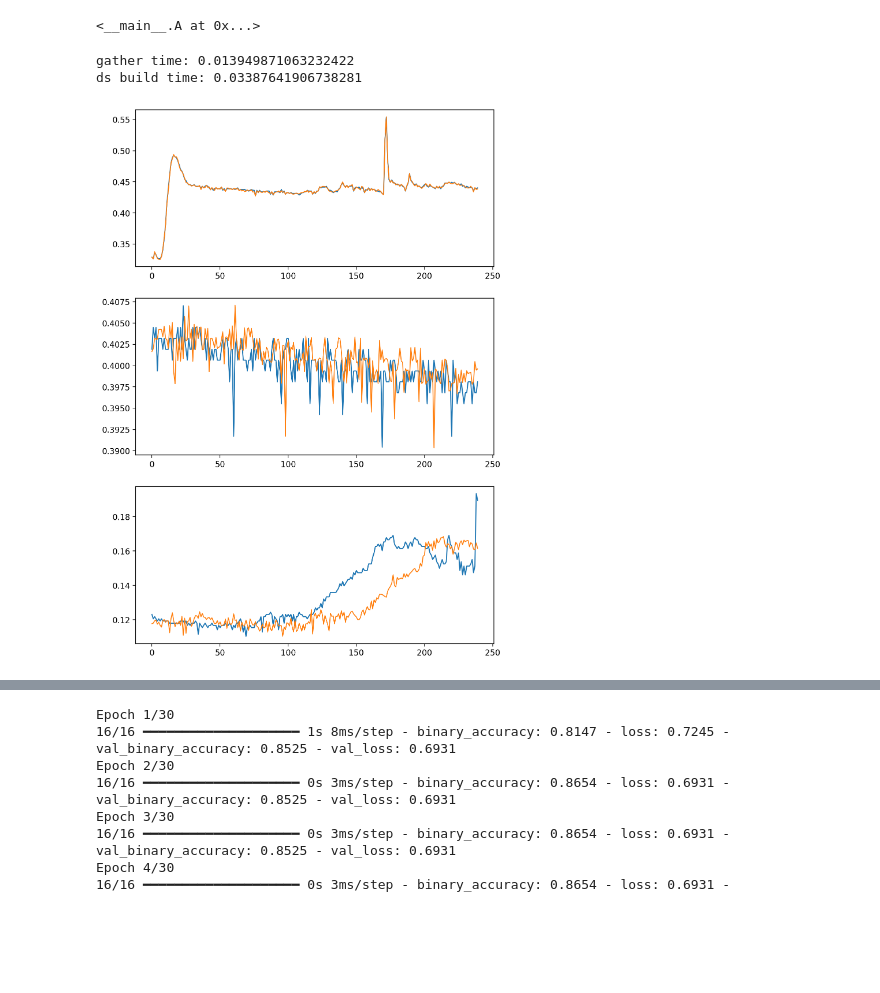
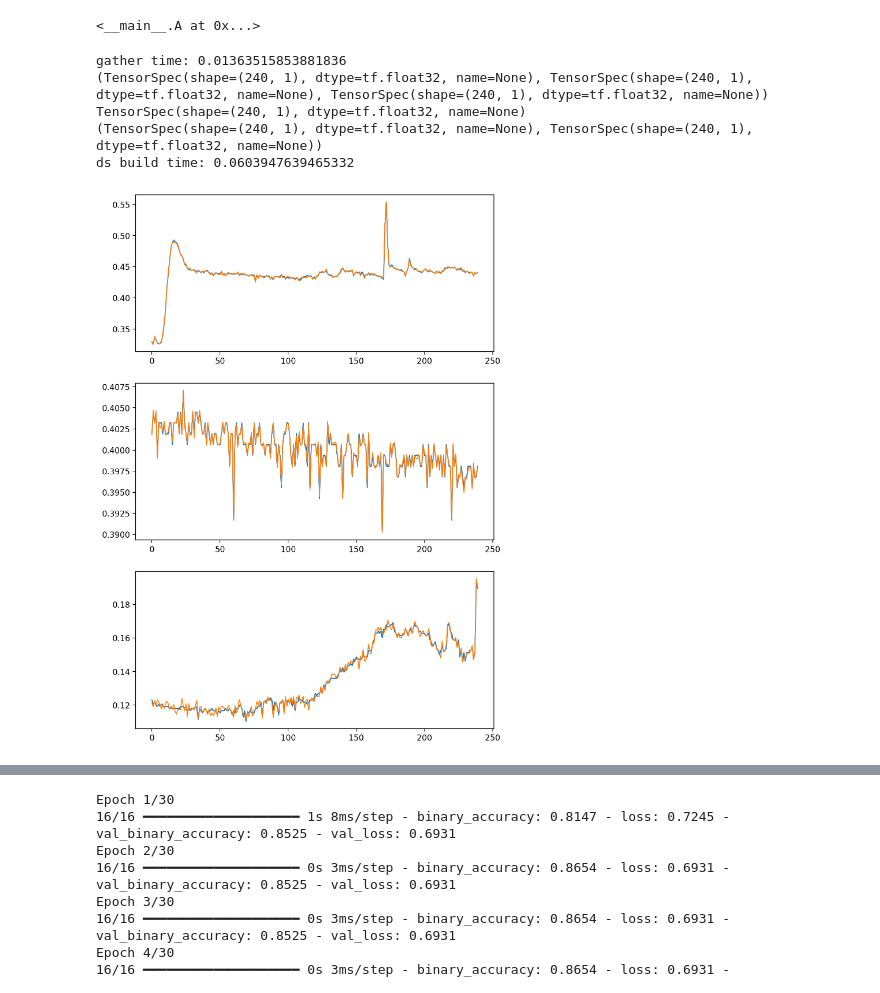
Before and after one commit to yuyenchu/EDA_contrastive_learning, a Jupyter notebook: test.ipynb, the cells around one changed output, grey strips where cells are left out. Drawn from its saved outputs; the diff is of its cells as text; code cells hidden in the pictures; blank space fills up the shorter version.

```diff
--- a/test.ipynb
+++ b/test.ipynb
@@ -363,9 +369,15 @@ class DataAugmenter():
         self.prob = prob if isinstance(prob, list) else [prob]*len(self.augmenters)
 
     def __call__(self, x, xl, xr):
+        # print(inps.shape)
+        # x, xl, xr = inps[:,0], inps[:,1], inps[:,2]
+        shape = tf.shape(x)
         for p, aug in zip(self.prob, self.augmenters):
+            # print(x.shape)
             if (p > tf.random.uniform(maxval=1, shape=[1])):
                 x = tf.numpy_function(aug, [x, xl, xr], [tf.float32])[0]
+                x = tf.reshape(x, shape)
+            # print('aug shape:',tf.shape(x), x.shape, type(x))
         return x
 
 # augmenters = [
@@ -378,38 +390,41 @@ augmenters = {
     # 'GaussianNoise_Sto': {'sigma_scale_min': 0.25},
     # 'LowPassFilter_Det': {'highcut_hz': 0.2},
     # 'BandstopFilter_Det': {},
-    'TimeShift_Sto': {'shift_len_min': 20, 'shift_len_max': 40},
+    # 'TimeShift_Sto': {'shift_len_min': 20, 'shift_len_max': 40},
     'GaussianNoise_Det': {'sigma_scale': 0.1}
     # 'TimeShift_Det': {'shift_len': 20},
 }
 # da = DataAugmenter(augmenters, [0.7, 0.5, 1])
 da = DataAugmenter(augmenters, 1)
 unlabeled_train_ds, labeled_train_ds, test_ds = get_dataset(unlabeled_aug=da)
 # unlabeled_train_ds_no_aug, *_ = get_dataset()
 samples = 3
 plt.figure(figsize=(8, 4*samples), dpi=200)
 # ds1 = Dataset.zip(unlabeled_train_ds.map(da),unlabeled_train_ds.map(da))
 ds2 = unlabeled_train_ds#.shuffle(128)
 # ux, ul, ur = unlabeled_train_ds_buffer
 # plt.plot(ux[1], color='green')
 # plt.plot(ul[1], color='red')
 # plt.plot(ur[1], color='blue')
 # for i, (u1, u2) in enumerate(ds1.take(samples)):
 #     print(u1.shape, u2.shape, (u1.numpy()==u2.numpy()).all())
 for i, (u1, u2) in enumerate(unlabeled_train_ds_no_aug.take(samples)):
     plt.subplot(samples, 1, i+1)
     plt.plot(u1[0], linewidth=1.3)
     # plt.plot(u2, linewidth=1.2)
 for i, (u1, u2) in enumerate(ds2.take(samples)):
     # print(u1.shape, u2.shape)
     # u = u1[0]
     plt.subplot(samples, 1, i+1)
     plt.plot(u1[0], linewidth=1.1)
     # plt.plot(u2[0], linewidth=0.8)
 # %% [output]
-gather time: 0.013949871063232422
-ds build time: 0.03387641906738281
+gather time: 0.01363515853881836
+(TensorSpec(shape=(240, 1), dtype=tf.float32, name=None), TensorSpec(shape=(240, 1), dtype=tf.float32, name=None), TensorSpec(shape=(240, 1), dtype=tf.float32, name=None))
+TensorSpec(shape=(240, 1), dtype=tf.float32, name=None)
+(TensorSpec(shape=(240, 1), dtype=tf.float32, name=None), TensorSpec(shape=(240, 1), dtype=tf.float32, name=None))
+ds build time: 0.0603947639465332
-[figure, old version]
+[figure, new version]
 # %%
 def build_encoder():
     return keras.Sequential(
```
Also changed, not shown: parts of 6 cells of this notebook, 2 other files.
